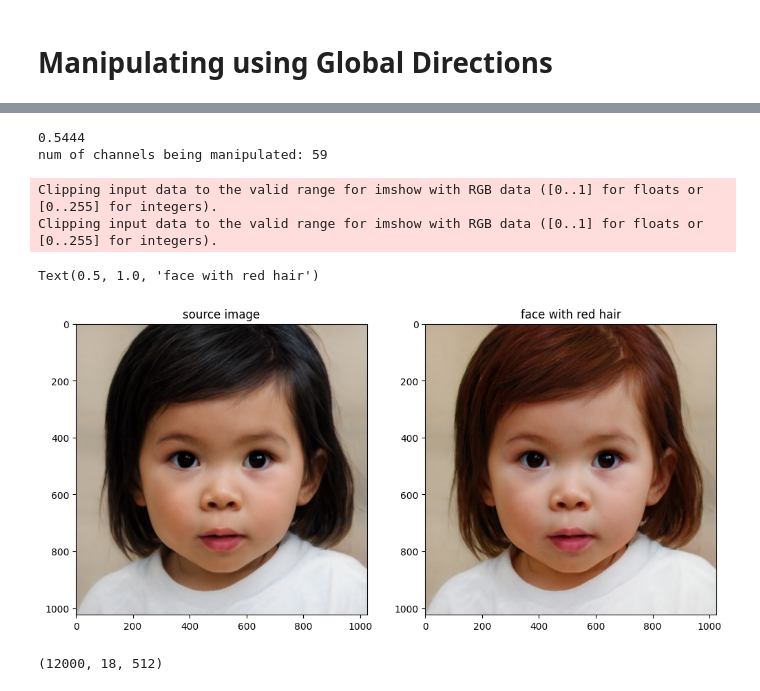
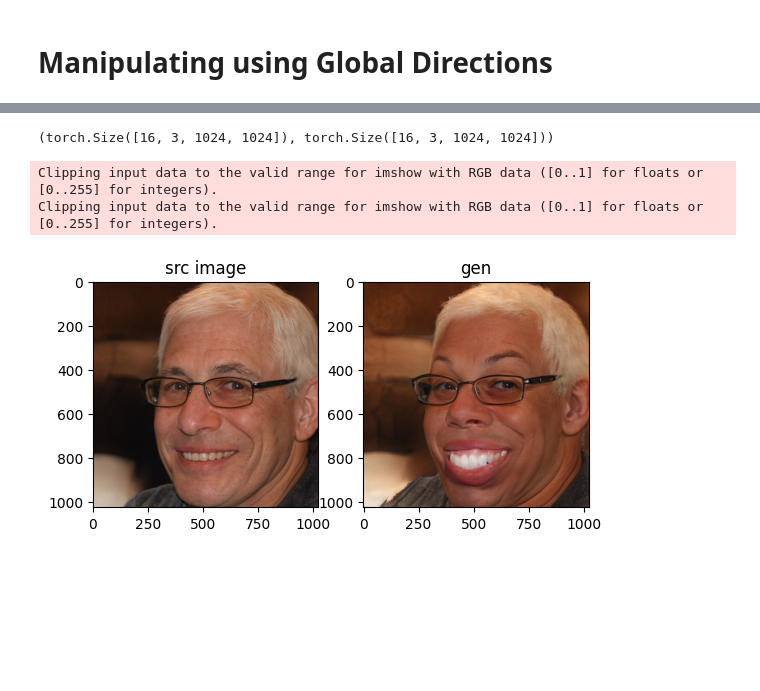
Before and after one commit to hzchet/semantic-editing, a Jupyter notebook: notebooks/StyleCLIP/StyleCLIP_global_directions.ipynb, the cells around one changed output, grey strips where cells are left out. Drawn from its saved outputs; the diff is of its cells as text; code cells hidden in the pictures; blank space fills up the shorter version.

```diff
--- a/notebooks/StyleCLIP/StyleCLIP_global_directions.ipynb
+++ b/notebooks/StyleCLIP/StyleCLIP_global_directions.ipynb
@@ -96,9 +104,9 @@ inferencer = StyleCLIPInferencer(
     'saved/stylegan2/ffhq.pkl',
     'saved/stylegan2/fs3.npy',
     "ViT-B/32",
-    device=torch.device('cuda:1'),
+    device=torch.device('cuda:0'),
     alpha=3,
-    beta=0.13
+    beta=0.1
 )
 # %% [output]
 name:conv1_resolution_4 Resolution: 4, InC: 512, OutC:512, w_dim: 512
@@ -244,33 +129,29 @@ torch.Size([4, 18, 512])
-# %%
-gen_images, src_images = inferencer(example_latent.cuda(), 'face with red hair', 'face with hair')
-# %% [output]
-0.5444
-num of channels being manipulated: 59
+# %%
+from torch.utils.data import DataLoader
+
+loader = DataLoader(dataset, batch_size=16)
+# %%
+batch = next(loader.__iter__())
+# %%
+gen, src = inferencer(**batch, text_prompt='beyonce face', neutral_prompt='face')
+# %%
+gen.shape, src.shape
+# %% [output]
+(torch.Size([16, 3, 1024, 1024]), torch.Size([16, 3, 1024, 1024]))
 # %%
 import random
+import matplotlib.pyplot as plt
 
-ind = random.randint(0, 4)
+# ind = random.randint(0, len(gen) - 1)
+ind = 15
+_, axs = plt.subplots(ncols=2)
 
-src_image = src_images[ind]
-gen_image = gen_images[ind]
+axs[0].imshow(src[ind].permute(1, 2, 0) * 0.5 + 0.5)
+axs[0].set_title('src image')
 
-_, axs = plt.subplots(ncols=2, figsize=(12, 6))
-
-axs[0].imshow(
-    src_image.permute(1, 2, 0) * 0.5 + 0.5
-)
-axs[0].set_title('source image')
-
-axs[1].imshow(
-    gen_image.permute(1, 2, 0) * 0.5 + 0.5
-)
-axs[1].set_title('face with red hair')
+axs[1].imshow(gen[ind].permute(1, 2, 0) * 0.5 + 0.5)
+axs[1].set_title('gen');
 # %% [output]
 Clipping input data to the valid range for imshow with RGB data ([0..1] for floats or [0..255] for integers).
 Clipping input data to the valid range for imshow with RGB data ([0..1] for floats or [0..255] for integers).
-Text(0.5, 1.0, 'face with red hair')
-[figure, old version]
+[figure, new version]
-# %%
-w_latents[58000:].shape
-# %% [output]
-(12000, 18, 512)
```
Also changed, not shown: parts of 29 cells of this notebook, 15 other files.
